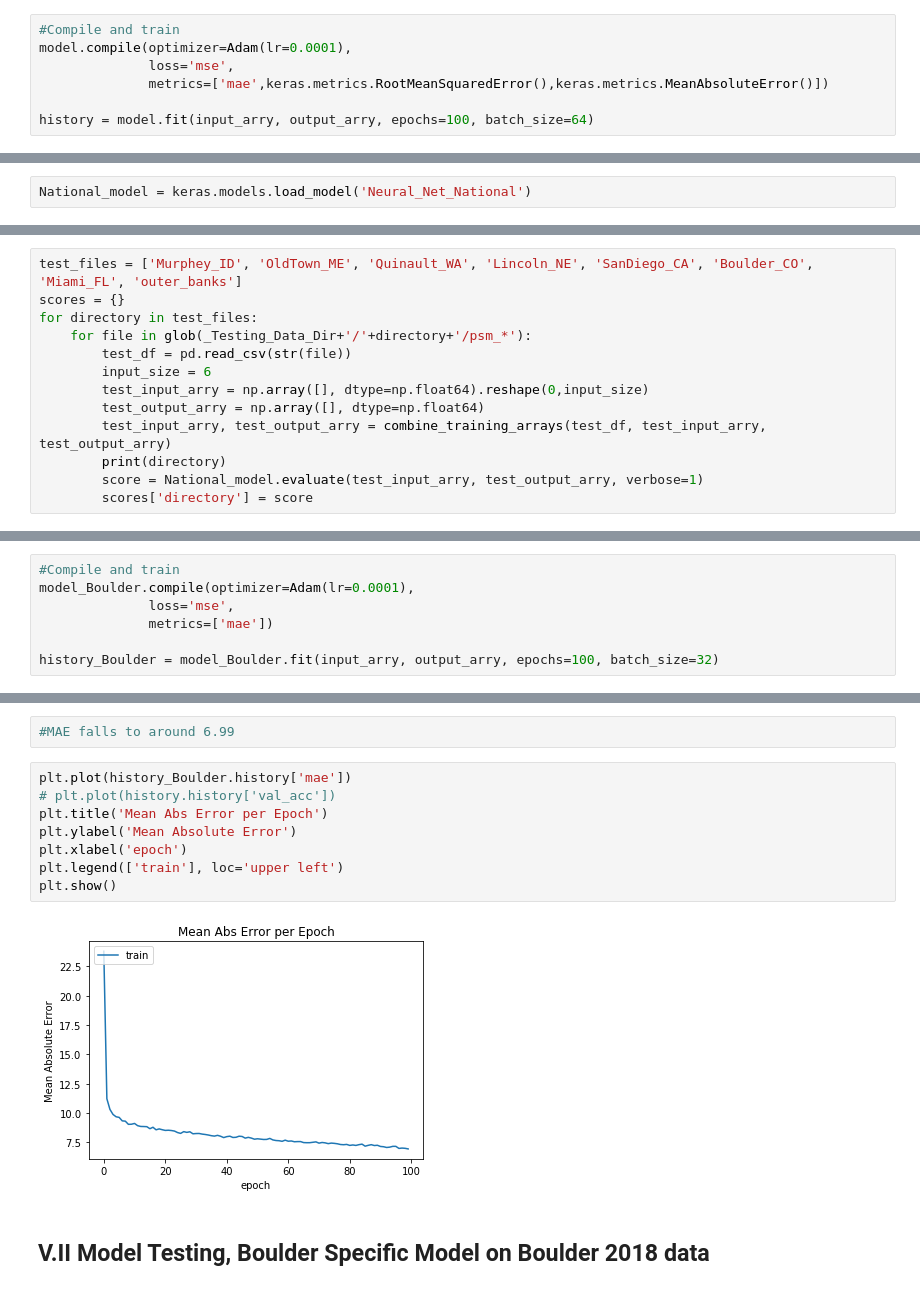
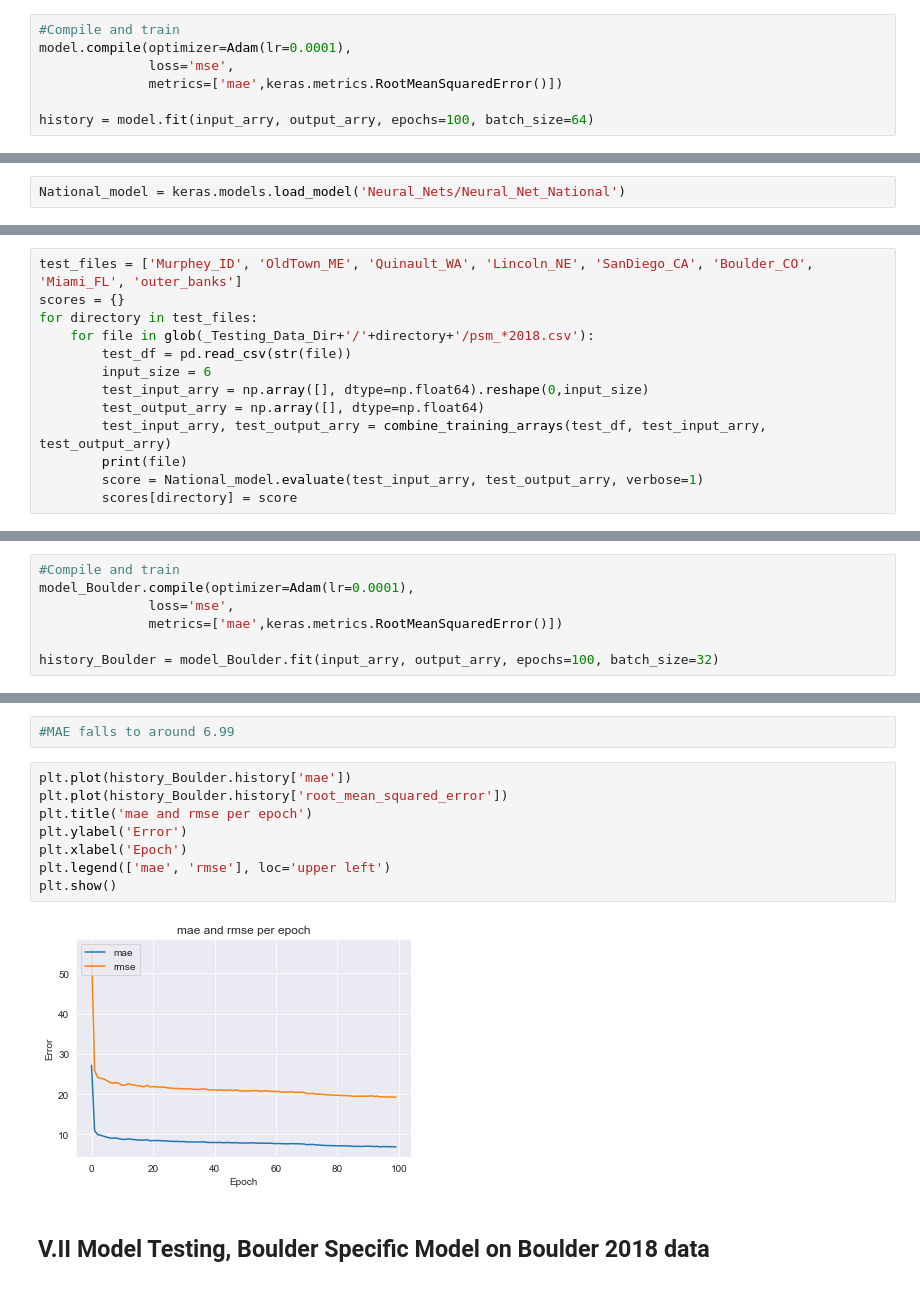
Before and after one commit to tpt5cu/solarIrradiancePredictor, a Jupyter notebook: Neural_Net.ipynb, the cells around one changed output, grey strips where cells are left out. Drawn from its saved outputs; the diff is of its cells as text.

Commit message:
re-trained models, saved site specific models

```diff
--- a/Neural_Net.ipynb
+++ b/Neural_Net.ipynb
@@ -179,7 +179,7 @@ model.add(layers.Dense(1, activation='relu'))
 #Compile and train
 model.compile(optimizer=Adam(lr=0.0001),
               loss='mse',
-              metrics=['mae',keras.metrics.RootMeanSquaredError(),keras.metrics.MeanAbsoluteError()])
+              metrics=['mae',keras.metrics.RootMeanSquaredError()])
 
 history = model.fit(input_arry, output_arry, epochs=100, batch_size=64)
 # %% [output]
@@ -304,7 +294,7 @@ Lets take the global model and test in new locations. Lets test on the following
 # %%
 #Test General model
 # %%
-National_model = keras.models.load_model('Neural_Net_National')
+National_model = keras.models.load_model('Neural_Nets/Neural_Net_National')
 # %%
 National_model.summary()
 # %% [output]
@@ -332,13 +322,13 @@ _________________________________________________________________
 test_files = ['Murphey_ID', 'OldTown_ME', 'Quinault_WA', 'Lincoln_NE', 'SanDiego_CA', 'Boulder_CO', 'Miami_FL', 'outer_banks']
 scores = {}
 for directory in test_files:
-    for file in glob(_Testing_Data_Dir+'/'+directory+'/psm_*'):
+    for file in glob(_Testing_Data_Dir+'/'+directory+'/psm_*2018.csv'):
         test_df = pd.read_csv(str(file))
         input_size = 6
         test_input_arry = np.array([], dtype=np.float64).reshape(0,input_size)
         test_output_arry = np.array([], dtype=np.float64)
         test_input_arry, test_output_arry = combine_training_arrays(test_df, test_input_arry, test_output_arry)
-        print(directory)
+        print(file)
         score = National_model.evaluate(test_input_arry, test_output_arry, verbose=1)
-        scores['directory'] = score
+        scores[directory] = score
 # %% [output]
@@ -410,7 +404,7 @@ model_Boulder.add(layers.Dense(1, activation='relu'))
 #Compile and train
 model_Boulder.compile(optimizer=Adam(lr=0.0001),
               loss='mse',
-              metrics=['mae'])
+              metrics=['mae',keras.metrics.RootMeanSquaredError()])
 
 history_Boulder = model_Boulder.fit(input_arry, output_arry, epochs=100, batch_size=32)
 # %% [output]
@@ -435,14 +429,14 @@ Epoch 100/100
 #MAE falls to around 6.99
 # %%
 plt.plot(history_Boulder.history['mae'])
-# plt.plot(history.history['val_acc'])
-plt.title('Mean Abs Error per Epoch')
-plt.ylabel('Mean Absolute Error')
-plt.xlabel('epoch')
-plt.legend(['train'], loc='upper left')
+plt.plot(history_Boulder.history['root_mean_squared_error'])
+plt.title('mae and rmse per epoch')
+plt.ylabel('Error')
+plt.xlabel('Epoch')
+plt.legend(['mae', 'rmse'], loc='upper left')
 plt.show()
 # %% [output]
-[figure, old version]
+[figure, new version]
 # %% [markdown]
 ## V.II Model Testing,  Boulder Specific Model on Boulder 2018 data
 # %% [markdown]
```
Also changed, not shown: parts of 20 cells of this notebook, 9 other files.
